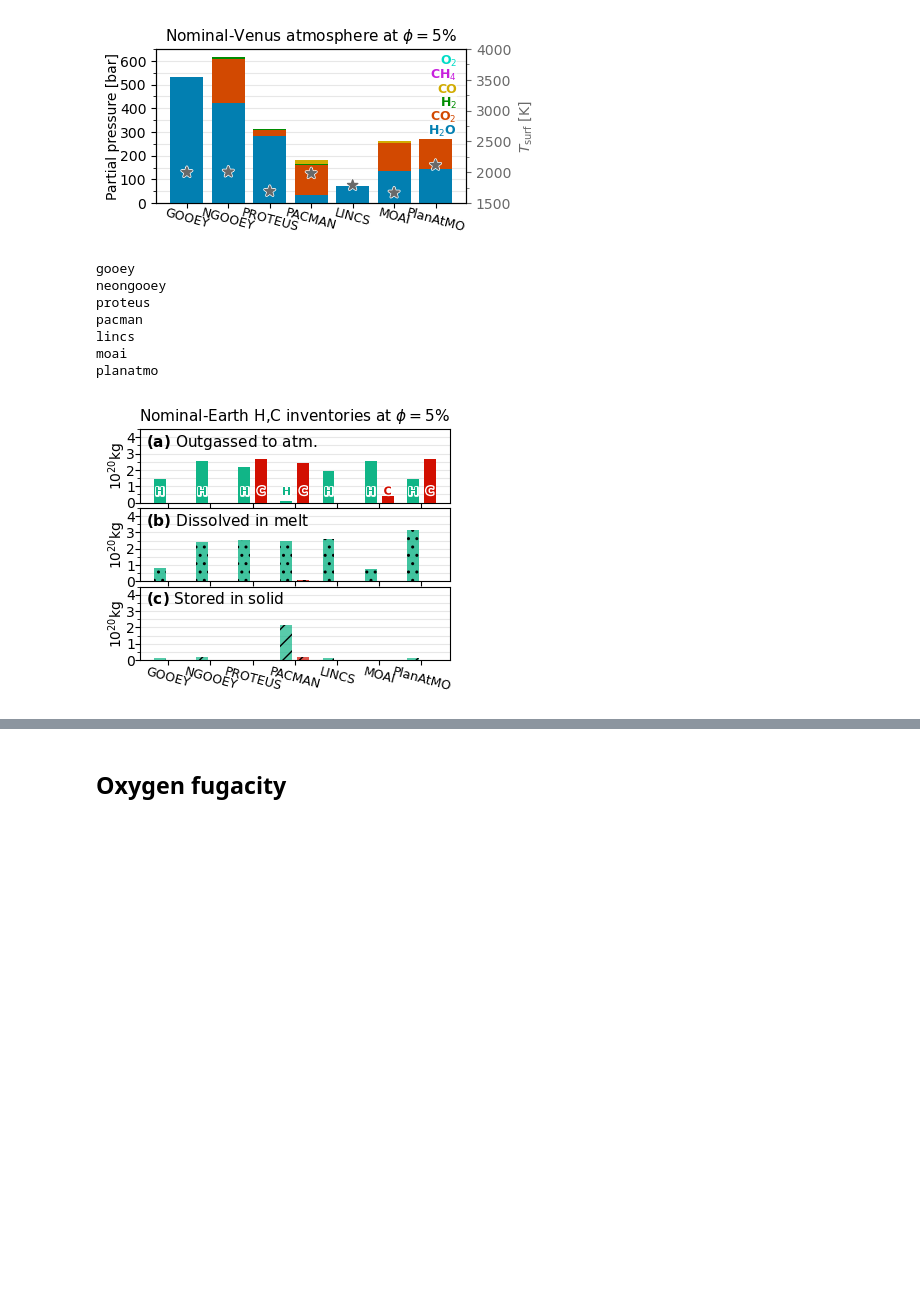
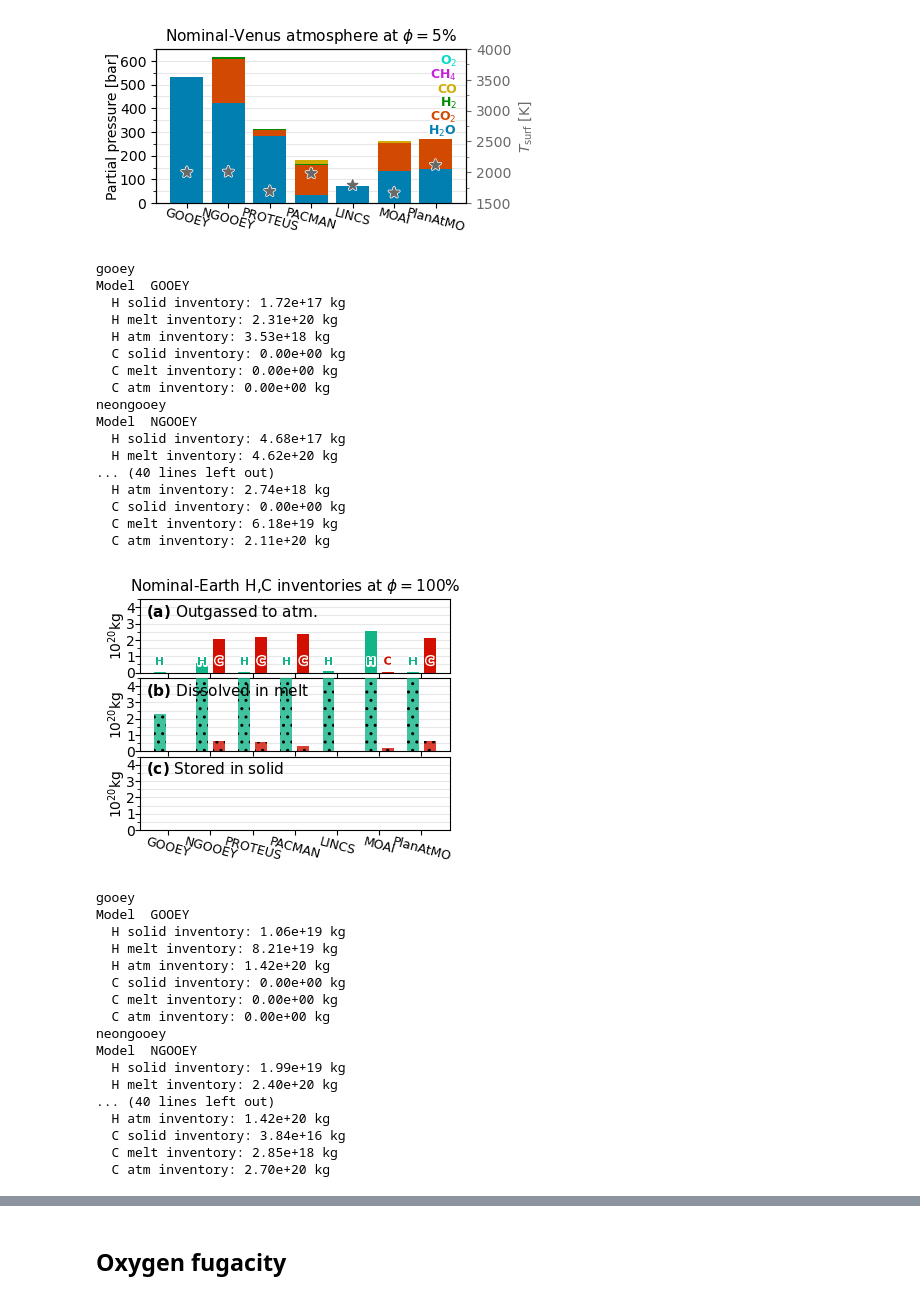
Before and after one commit to lena-noack/chili, a Jupyter notebook: intercomparison/analysis_solarsystem/compare.ipynb, the cells around one changed output, grey strips where cells are left out. Saved outputs shown, nothing was run; the diff lists cells and outputs as text; code cells hidden in the pictures; blank space fills up the shorter version.

Commit message:
scale neongooey data

```diff
--- a/intercomparison/analysis_solarsystem/compare.ipynb
+++ b/intercomparison/analysis_solarsystem/compare.ipynb
@@ -971,6 +982,7 @@ def plot_inventory(case, planet, phi_compare):
         row = dat.iloc[idx]
 
         xlbl = get_label(m).replace("NEONGOOEY","NGOOEY")
+        print("Model ", xlbl)
 
         for elem in ["H","C"]:
             c = get_color(elem)
@@ -981,6 +993,8 @@ def plot_inventory(case, planet, phi_compare):
                 inv = row[f"mass{elem}_{key}(kg)"] / yscale
                 axs[2-i].bar(x, inv, width=bw,
                        color=c, zorder=3, hatch=hatch[i], alpha=alpha[i])
+
+                print(f"  {elem} {key} inventory: {inv*yscale:.2e} kg")
 
                 elem_tot += inv
                 ymax = max(ymax, inv)
@@ -1007,37 +1021,64 @@ def plot_inventory(case, planet, phi_compare):
         ax.grid(axis='y', which='both', zorder=-2, alpha=0.3)
 
         ax.yaxis.set_tick_params(which='both', pad=-0.1)
         ax.xaxis.set_tick_params(which='both', pad=-0.1)
 
         ax.yaxis.set_major_locator(mpl.ticker.MultipleLocator(1.0))
         ax.yaxis.set_minor_locator(mpl.ticker.MultipleLocator(0.5))
         ax.set_ylabel(units, labelpad=-1)
 
     # axr.set_ylim(tmp_min, tmp_max)
     # axr.yaxis.set_major_locator(mpl.ticker.MultipleLocator(500))
     # axr.yaxis.set_minor_locator(mpl.ticker.MultipleLocator(250))
     # axr.set_ylabel(get_label(ykey_r))
 
     fig.subplots_adjust(hspace=0.07)
 
     caselbl = case
     if "nominal" in case:
         caselbl = "Nominal"
     title = f"{caselbl}-{get_label(planet)} H,C inventories at " +r"$\phi=$" + f"{phi_compare*100:.0f}%"
     axs[0].set_title(title, fontsize=11)
 
     plt.show()
     fig.savefig(f"out/inv_{planet}_{case}_{phi_compare*100:.0f}.{EXT}",
                 bbox_inches='tight', dpi=DPI, pad_inches=0.03)
 
-# plot_inventory("nominal", "earth", 0.95)
+plot_inventory("nominal", "earth", 1.0)
 plot_inventory("nominal", "earth", 0.05)
 # %% [output]
 gooey
+Model  GOOEY
+  H solid inventory: 1.72e+17 kg
+  H melt inventory: 2.31e+20 kg
+  H atm inventory: 3.53e+18 kg
+  C solid inventory: 0.00e+00 kg
+  C melt inventory: 0.00e+00 kg
+  C atm inventory: 0.00e+00 kg
 neongooey
-proteus
-pacman
-lincs
-moai
-planatmo
+Model  NGOOEY
+  H solid inventory: 4.68e+17 kg
+  H melt inventory: 4.62e+20 kg
+... (40 lines left out)
+  H atm inventory: 2.74e+18 kg
+  C solid inventory: 0.00e+00 kg
+  C melt inventory: 6.18e+19 kg
+  C atm inventory: 2.11e+20 kg
-[figure, old version]
+[figure, new version]
+gooey
+Model  GOOEY
+  H solid inventory: 1.06e+19 kg
+  H melt inventory: 8.21e+19 kg
+  H atm inventory: 1.42e+20 kg
+  C solid inventory: 0.00e+00 kg
+  C melt inventory: 0.00e+00 kg
+  C atm inventory: 0.00e+00 kg
+neongooey
+Model  NGOOEY
+  H solid inventory: 1.99e+19 kg
+  H melt inventory: 2.40e+20 kg
+... (40 lines left out)
+  H atm inventory: 1.42e+20 kg
+  C solid inventory: 3.84e+16 kg
+  C melt inventory: 2.85e+18 kg
+  C atm inventory: 2.70e+20 kg
```
Also changed, not shown: parts of 2 cells of this notebook, 1 other file.
